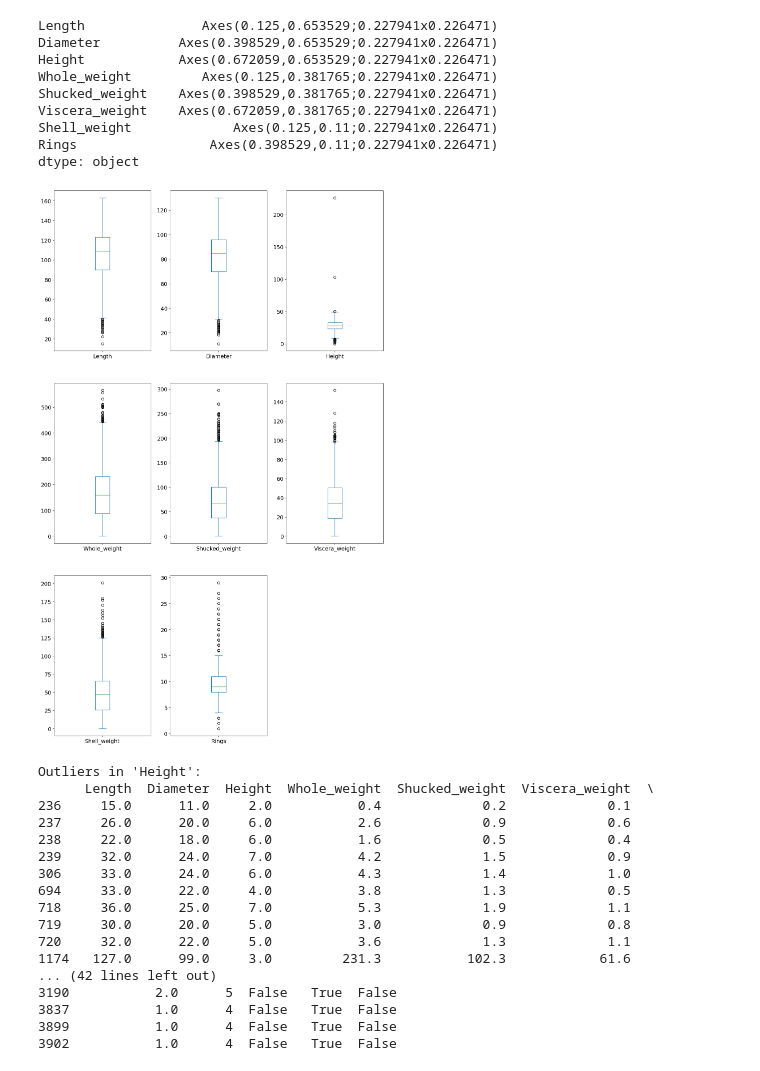
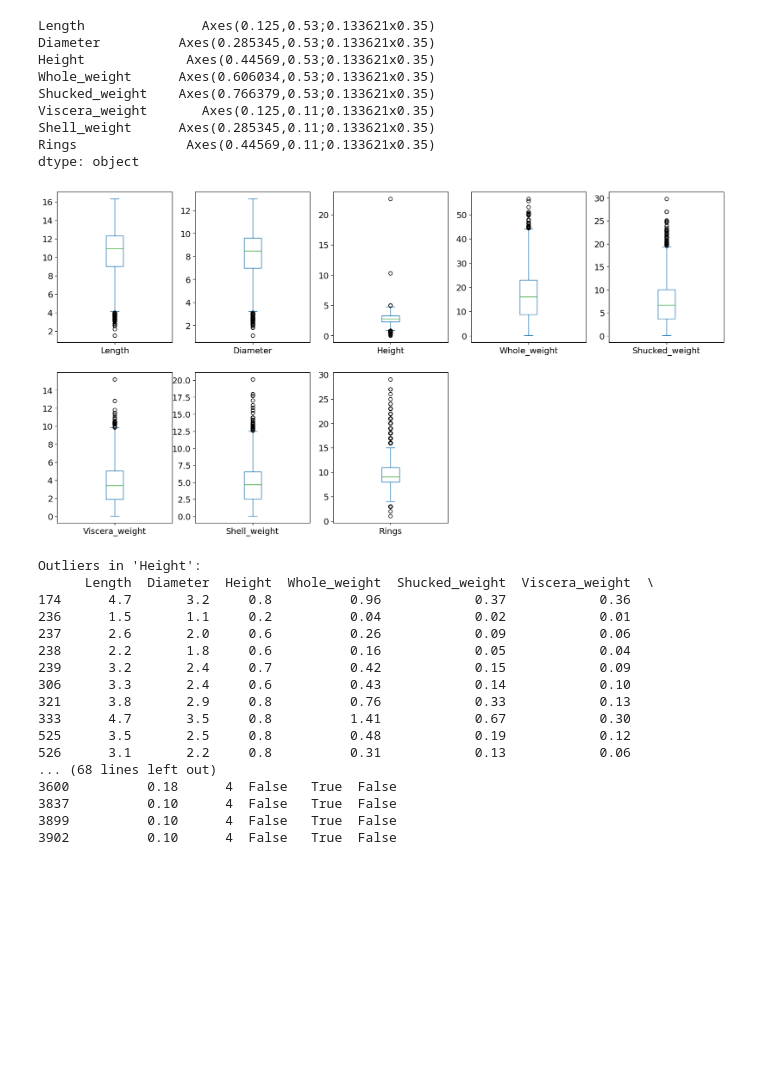
Before and after one commit to CloudSkytec/ML-CW1, a Jupyter notebook: Yuhong Y/abalone.ipynb, the cells around one changed output. Drawn from its saved outputs; the diff is of its cells as text; code cells hidden in the pictures; blank space fills up the shorter version.

Commit message:
outliers

```diff
--- a/Yuhong Y/abalone.ipynb
+++ b/Yuhong Y/abalone.ipynb
@@ -34,7 +32,7 @@ df = pd.get_dummies(df, columns=['Sex'], prefix='Sex')
 
 for column in df.select_dtypes('number').columns:
     if df[column].mean() < 1.0:
-        df[column] = df[column] * 200
+        df[column] = df[column] * 20
 
 df.describe()
 # %% [output]
@@ -50,18 +48,18 @@ df.describe()
 # %%
 data_mean = df.iloc[:, :]
-data_mean.plot(kind='box', subplots=True, layout=(3,3), sharex=False,
-sharey=False, fontsize=14, figsize=(15,25))
+data_mean.plot(kind='box', subplots=True, layout=(2,5), sharex=False,
+sharey=False, fontsize=14, figsize=(20,10))
 # %% [output]
-Length               Axes(0.125,0.653529;0.227941x0.226471)
-Diameter          Axes(0.398529,0.653529;0.227941x0.226471)
-Height            Axes(0.672059,0.653529;0.227941x0.226471)
-Whole_weight         Axes(0.125,0.381765;0.227941x0.226471)
-Shucked_weight    Axes(0.398529,0.381765;0.227941x0.226471)
-Viscera_weight    Axes(0.672059,0.381765;0.227941x0.226471)
-Shell_weight             Axes(0.125,0.11;0.227941x0.226471)
-Rings                 Axes(0.398529,0.11;0.227941x0.226471)
+Length               Axes(0.125,0.53;0.133621x0.35)
+Diameter          Axes(0.285345,0.53;0.133621x0.35)
+Height             Axes(0.44569,0.53;0.133621x0.35)
+Whole_weight      Axes(0.606034,0.53;0.133621x0.35)
+Shucked_weight    Axes(0.766379,0.53;0.133621x0.35)
+Viscera_weight       Axes(0.125,0.11;0.133621x0.35)
+Shell_weight      Axes(0.285345,0.11;0.133621x0.35)
+Rings              Axes(0.44569,0.11;0.133621x0.35)
 dtype: object
-[figure, old version]
+[figure, new version]
 # %%
 from sklearn.linear_model import LinearRegression
 
@@ -101,27 +99,25 @@ print(outliers)
 # Remove infant whose height larger than upper bound, non-infant smaller than lower bound
 df = df[~((df['Height'] > upper_bound) & (df['Sex_I'] == True))]
 df = df[~((df['Height'] < lower_bound) & (df['Sex_I'] == False))]
-df['Height'] = df['Height'].apply(lambda x: lower_bound if x < lower_bound else (upper_bound if x > upper_bound else x))
-# Print the modified DataFrame
-outliers = df[(df['Height'] < lower_bound) | (df['Height'] > upper_bound)]
+#df['Height'] = df['Length'].apply(lambda x: lower_bound if x < lower_bound else (upper_bound if x > upper_bound else x))
 # %% [output]
 Outliers in 'Height':
       Length  Diameter  Height  Whole_weight  Shucked_weight  Viscera_weight  \
-236     15.0      11.0     2.0           0.4             0.2             0.1
-237     26.0      20.0     6.0           2.6             0.9             0.6
-238     22.0      18.0     6.0           1.6             0.5             0.4
-239     32.0      24.0     7.0           4.2             1.5             0.9
-306     33.0      24.0     6.0           4.3             1.4             1.0
-694     33.0      22.0     4.0           3.8             1.3             0.5
-718     36.0      25.0     7.0           5.3             1.9             1.1
-719     30.0      20.0     5.0           3.0             0.9             0.8
-720     32.0      22.0     5.0           3.6             1.3             1.1
-1174   127.0      99.0     3.0         231.3           102.3            61.6
-... (42 lines left out)
-3190           2.0      5  False   True  False
-3837           1.0      4  False   True  False
-3899           1.0      4  False   True  False
-3902           1.0      4  False   True  False
+174      4.7       3.2     0.8          0.96            0.37            0.36
+236      1.5       1.1     0.2          0.04            0.02            0.01
+237      2.6       2.0     0.6          0.26            0.09            0.06
+238      2.2       1.8     0.6          0.16            0.05            0.04
+239      3.2       2.4     0.7          0.42            0.15            0.09
+306      3.3       2.4     0.6          0.43            0.14            0.10
+321      3.8       2.9     0.8          0.76            0.33            0.13
+333      4.7       3.5     0.8          1.41            0.67            0.30
+525      3.5       2.5     0.8          0.48            0.19            0.12
+526      3.1       2.2     0.8          0.31            0.13            0.06
+... (68 lines left out)
+3600          0.18      4  False   True  False
+3837          0.10      4  False   True  False
+3899          0.10      4  False   True  False
+3902          0.10      4  False   True  False
 # %%
 # Step 1: Calculate Q1 (25th percentile) and Q3 (75th percentile) for 'Height'
 Q1 = df['Length'].quantile(0.25)
```
Also changed, not shown: parts of 17 cells of this notebook.
